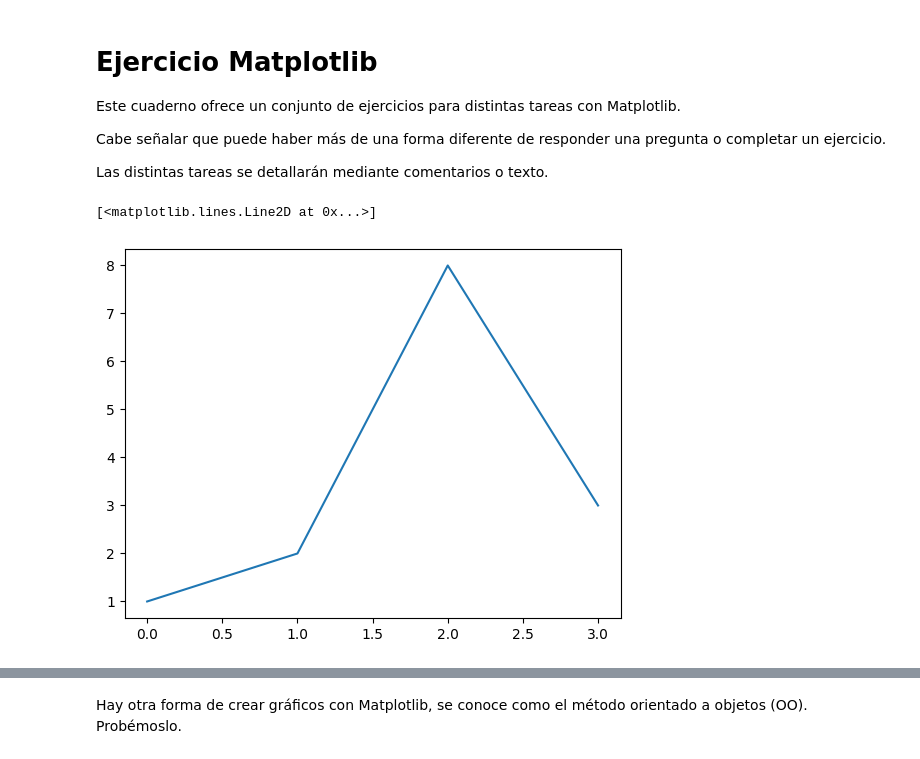
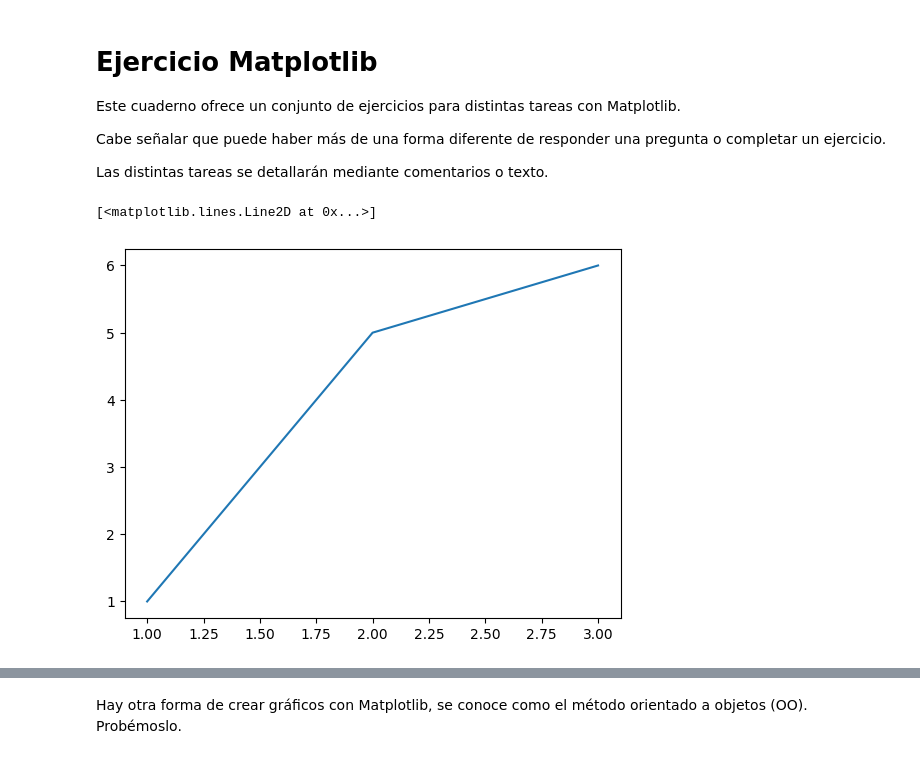
Before and after one commit to AlexDotel/Practicas-Machine-Learning, a Jupyter notebook: Ejercicio_Matplotlib.ipynb, the cells around one changed output, grey strips where cells are left out. Cells and saved outputs as stored; diff of their text form; code cells hidden in the pictures.

```diff
--- a/Ejercicio_Matplotlib.ipynb
+++ b/Ejercicio_Matplotlib.ipynb
@@ -15,7 +15,7 @@ import matplotlib.pyplot as plt
 import numpy as np
 # %%
 # Crea un gráfico simple usando plt.plot()
-plt.plot([1, 2, 8, 3])
+plt.plot([1, 2, 3], [1, 5, 6])
 # %% [output]
 [<matplotlib.lines.Line2D at 0x...>]
-[figure, old version]
+[figure, new version]
```
Also changed, not shown: parts of 6 cells of this notebook.
